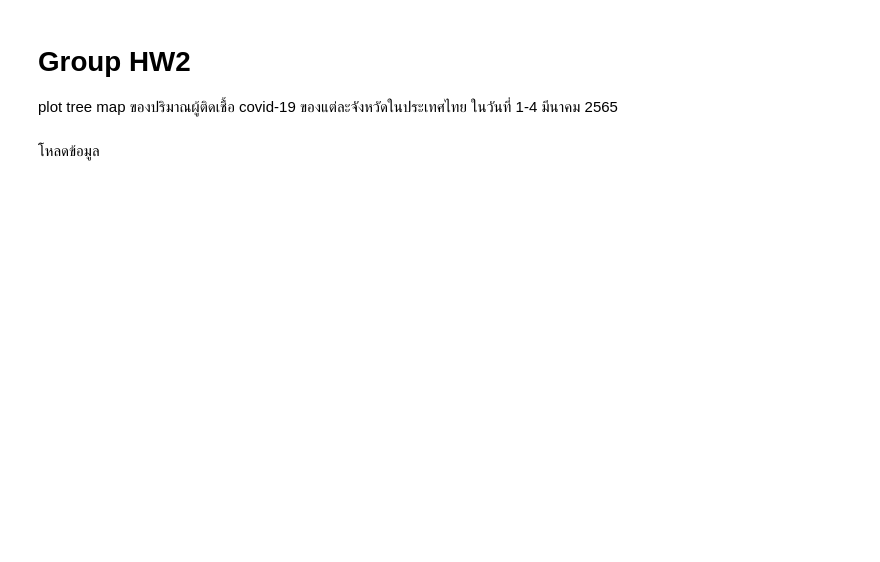
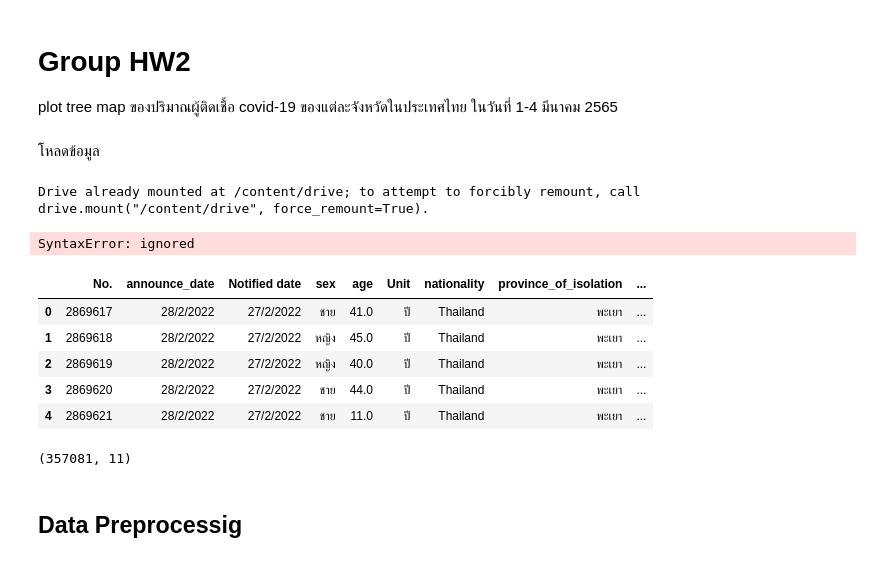
Before and after one commit to team0243/data_viz_2022, a Jupyter notebook: DataViz04_Data_Comparison.ipynb, the cells around one changed output. Drawn from its saved outputs; the diff is of its cells as text; code cells hidden in the pictures; blank space fills up the shorter version.

```diff
--- a/DataViz04_Data_Comparison.ipynb
+++ b/DataViz04_Data_Comparison.ipynb
@@ -469,4 +489,26 @@ import os  # จัดการเกี่ยวกับไฟล์ต่า
 # %%
 from google.colab import drive  #เป็นการเชื่อม colab กับไดร์ฟของเรา
 drive.mount('/content/drive')  #เป็นการเชื่อมไปยังที่อยู่ไดร์ฟที่สร้าง Foder ชื่อว่า dataviz_2021_data
-path = '/content/drive/My Drive/DATA' #ทำการเชื่อมกับข้อมูลในไดร์ฟที่ชื่อว่า midterm data 2022
+path = '/content/drive/My Drive/dataviz_2021_data'  #ทำการเชื่อมกับข้อมูลในไดร์ฟ
+# %% [output]
+Drive already mounted at /content/drive; to attempt to forcibly remount, call drive.mount("/content/drive", force_remount=True).
+# %%
+data_file_path = os.path.join(path,'confirmed-cases-since-280265.xls)
+covid_data = pd.read_excel(data_file_path)
+# %% [output]
+SyntaxError: ignored
+# %%
+covid_data.head()
+# %% [output]
+|  | No. | announce_date | Notified date | sex | age | Unit | nationality | province_of_isolation | ... |
+| 0 | 2869617 | 28/2/2022 | 27/2/2022 | ชาย | 41.0 | ปี | Thailand | พะเยา | ... |
+| 1 | 2869618 | 28/2/2022 | 27/2/2022 | หญิง | 45.0 | ปี | Thailand | พะเยา | ... |
+| 2 | 2869619 | 28/2/2022 | 27/2/2022 | หญิง | 40.0 | ปี | Thailand | พะเยา | ... |
+| 3 | 2869620 | 28/2/2022 | 27/2/2022 | ชาย | 44.0 | ปี | Thailand | พะเยา | ... |
+| 4 | 2869621 | 28/2/2022 | 27/2/2022 | ชาย | 11.0 | ปี | Thailand | พะเยา | ... |
+# %%
+covid_data.shape
+# %% [output]
+(357081, 11)
+# %% [markdown]
+## Data Preprocessig
```
Also changed, not shown: parts of 56 cells of this notebook.
